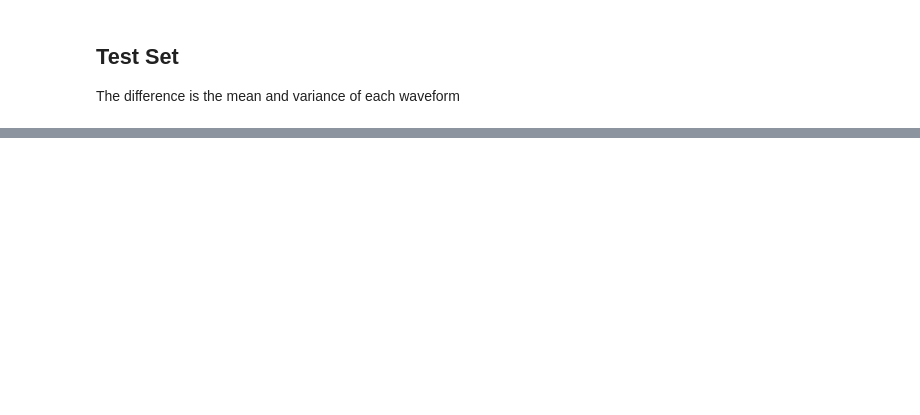
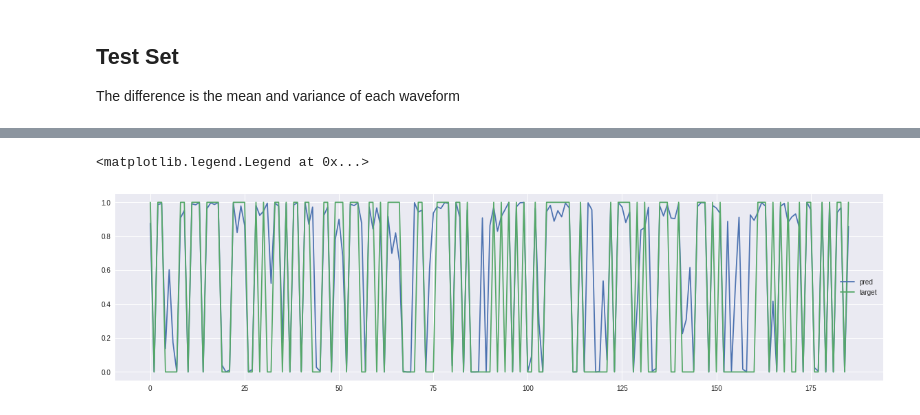
Before and after one commit to DongminWu/MLpractice, a Jupyter notebook: deep_siamese_one_shot_learning.ipynb, the cells around one changed output, grey strips where cells are left out. Saved outputs shown, nothing was run; the diff lists cells and outputs as text; code cells hidden in the pictures; blank space fills up the shorter version.

```diff
--- a/deep_siamese_one_shot_learning.ipynb
+++ b/deep_siamese_one_shot_learning.ipynb
@@ -210,0 +426,9 @@ bi_lstm2_2 = Bidirectional(LSTM(dim_lstm_layer, return_sequences=True, name="LST
+# %%
+preds = model.predict([teX[:,0,:,:],teX[:,1,:,:]])
+plt.figure(figsize=(20,5))
+plt.plot(preds, label = "pred")
+plt.plot(testY, label = 'target')
+plt.legend()
+# %% [output]
+<matplotlib.legend.Legend at 0x...>
+[figure, added]
```
Also changed, not shown: parts of 29 cells of this notebook.
